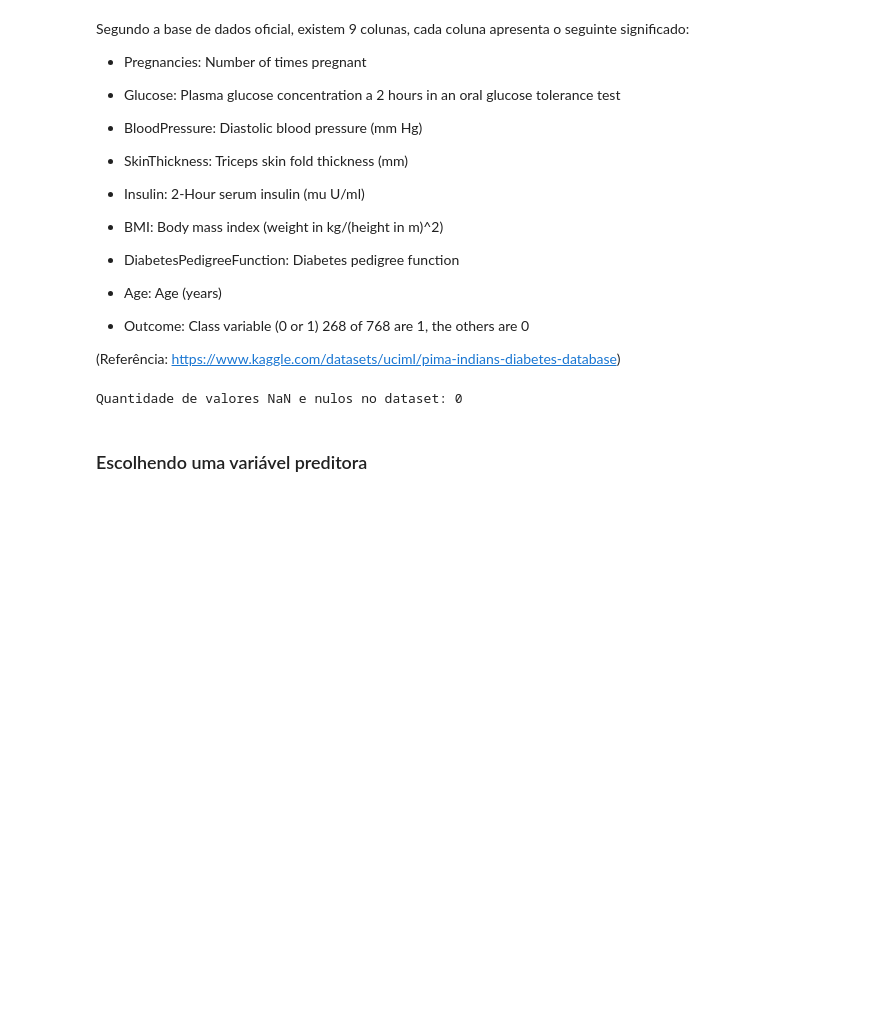
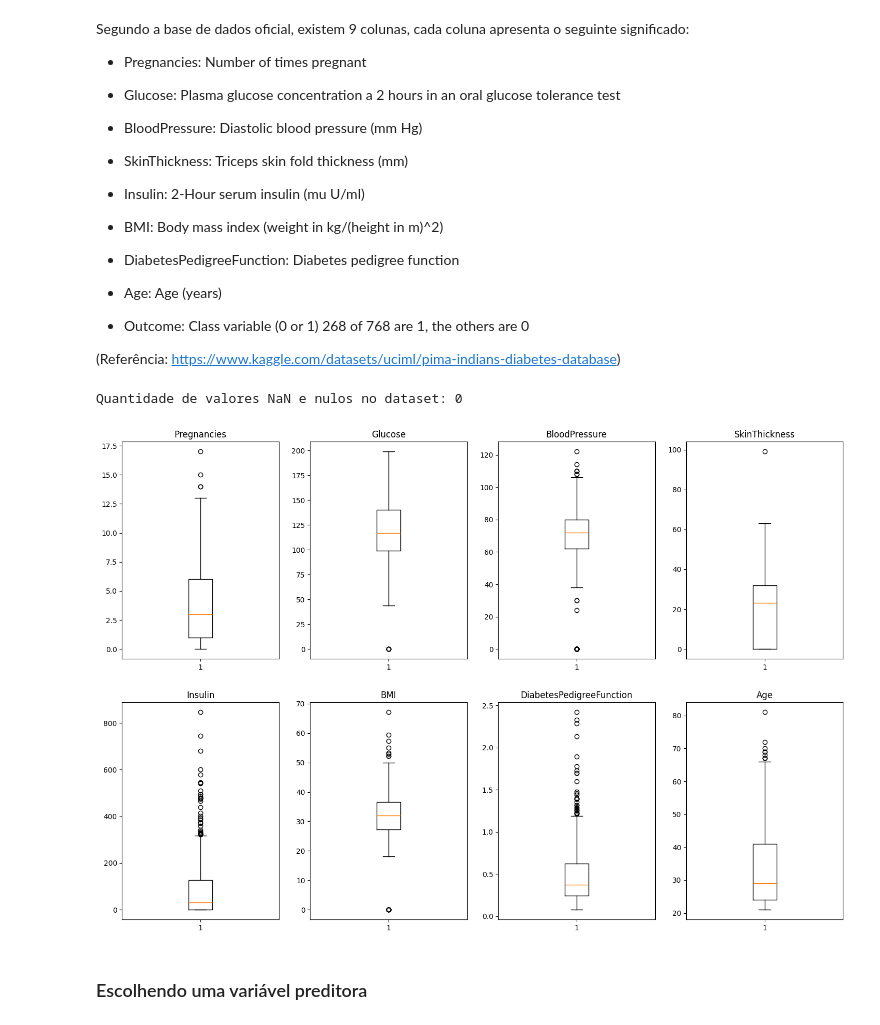
Before and after one commit to HeloisaJ/Lista_Computacional_IA, a Jupyter notebook: AtividadeIA.ipynb, the cells around one changed output. Drawn from its saved outputs; the diff is of its cells as text; code cells hidden in the pictures; blank space fills up the shorter version.

```diff
--- a/AtividadeIA.ipynb
+++ b/AtividadeIA.ipynb
@@ -312,6 +329,12 @@ Segundo a base de dados oficial, existem 9 colunas, cada coluna apresenta o segu
 print(f"Quantidade de valores NaN e nulos no dataset: {data.isnull().values.sum()}")
 # %% [output]
 Quantidade de valores NaN e nulos no dataset: 0
+# %%
+# Utilização da função da Parte 1 para criação de boxplots (menos a coluna Outcome)
+
+createBoxPlot(4, 2, data, columns)
+# %% [output]
+[figure, added]
 # %% [markdown]
 ### Escolhendo uma variável preditora
 # %%
```
Also changed, not shown: parts of 2 cells of this notebook.
